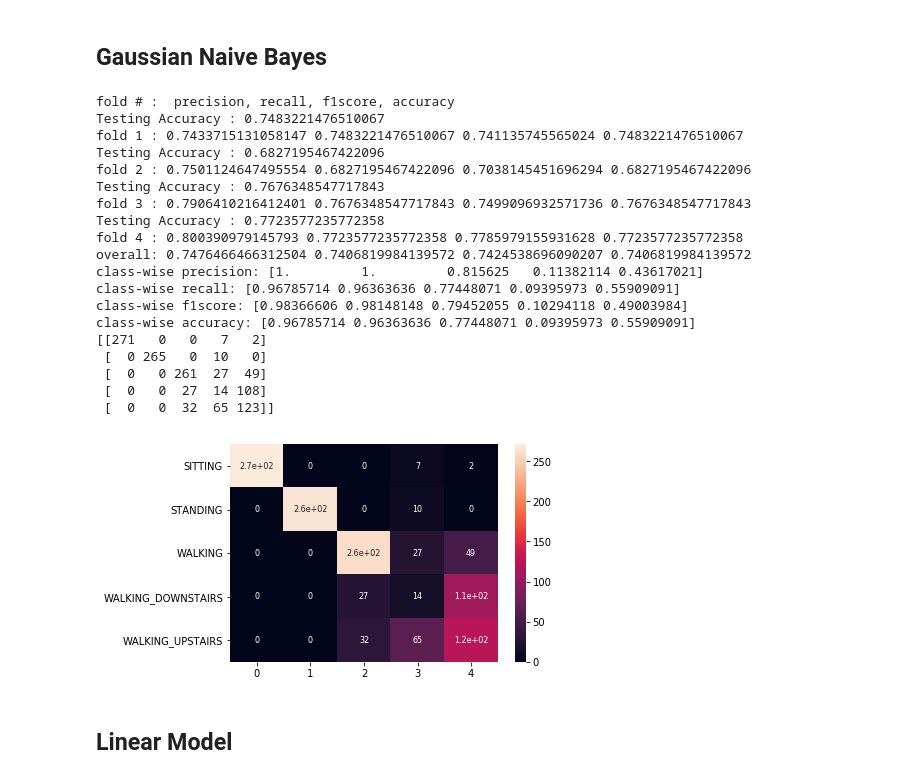
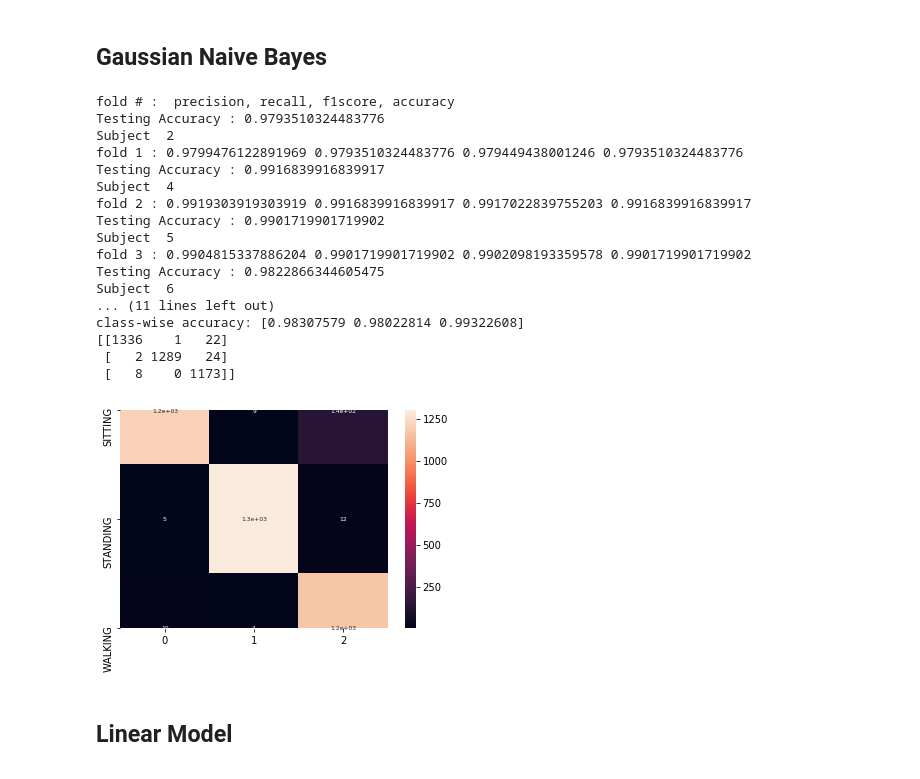
Before and after one commit to hasantarek2002/HAR, a Jupyter notebook: ML Code/human_activity_recognition_Classifier.ipynb, the cells around one changed output. Saved outputs shown, nothing was run; the diff lists cells and outputs as text; code cells hidden in the pictures.

```diff
--- a/ML Code/human_activity_recognition_Classifier.ipynb
+++ b/ML Code/human_activity_recognition_Classifier.ipynb
@@ -67,7 +69,12 @@ import tensorflow as tf
 # Load Data
 # %%
 #df = pd.read_csv('Processed Data/accelerometer_extracted_featured_data_50_window_size_without_overlapping.csv')
-df = pd.read_csv('Processed Data/accelerometer_extracted_featured_data_50_window_size_with_50_percent_overlapping.csv')
+#df = pd.read_csv('Processed Data/accelerometer_extracted_featured_data_50_window_size_with_50_percent_overlapping.csv')
+#df = pd.read_csv('Processed Data/accelerometer_extracted_featured_data_50_window_size_with_50_percent_overlapping_4_subject.csv')
+
+#df = pd.read_csv('Processed Data/accelerometer_extracted_featured_data_50_window_size_without_overlapping_with_three_activities.csv')
+df = pd.read_csv('Processed Data/Three_activities_data_with__50_window_size_without_overlapping.csv')
+
 
 df.head()
 # %% [output]
@@ -204,6 +198,7 @@ for f, sub in enumerate(subjects[:]):
   train_y = le.fit_transform(train_data[:,-1].astype('str'))+1
 
   train_x = train_data[: , :-2 ].astype(float)
+  print(train_x.shape)
   train_y = train_y.astype(int)
   #print(train_x, type(train_x), train_x.shape)
   #print(train_y, type(train_y), train_y.shape)
@@ -213,7 +208,7 @@ for f, sub in enumerate(subjects[:]):
   #train_x = mmscaler.transform(train_x)
   #print(train_x)
 
-  clf = KNeighborsClassifier(n_neighbors=10, weights='distance')
+  clf = KNeighborsClassifier(n_neighbors=8, weights='distance')
   clf.fit(train_x, train_y)
   #print(train_x[0],train_x[0].shape,train_x.shape)
 
@@ -275,9 +270,11 @@ print(cm_all.astype('int'))
 
 
 array = confusion_matrix(true_all, pred_all)
-df_cm = pd.DataFrame(array, range(5),range(5))
+df_cm = pd.DataFrame(array, range(n_class),range(n_class))
 #sn.set(font_scale=1)#for label size
-sn.heatmap(df_cm, annot=True,annot_kws={"size": 8},yticklabels=('SITTING', 'STANDING', 'WALKING', 'WALKING_DOWNSTAIRS', 'WALKING_UPSTAIRS'))# font size
+#sn.heatmap(df_cm, annot=True,annot_kws={"size": 8},yticklabels=('SITTING', 'STANDING', 'WALKING', 'WALKING_DOWNSTAIRS', 'WALKING_UPSTAIRS'))# font size
+sn.heatmap(df_cm, annot=True,annot_kws={"size": 6},yticklabels=('SITTING', 'STANDING', 'WALKING'))
+
 plt.show()
 # %% [output]
 fold # :  precision, recall, f1score, accuracy
@@ -673,56 +692,56 @@ for f, sub in enumerate(subjects[:]):
   accuracy = accuracy_score(true, pred)
   fold_result += [precision, recall, f1score, accuracy]
 
 
   Predictions_test = clf.predict(test_x)
   TestAccuracy = accuracy_score(y_true = test_y, y_pred = Predictions_test)
   print("Testing Accuracy : {}".format(TestAccuracy))
-
+  print("Subject ", sub)
   print("fold", f+1,":", precision,recall,f1score,accuracy)
   cm_all += confusion_matrix(true, pred)
 
 ov_precision, ov_recall, ov_f1score, _ = precision_recall_fscore_support(true_all, pred_all, average='weighted')
 ov_accuracy = accuracy_score(true_all, pred_all)
 
 print("overall:", ov_precision, ov_recall, ov_f1score,ov_accuracy)
 
 class_prec, class_rec, class_f1 = classification_report(cm_all)
 class_acc = cm_all.diagonal()/np.sum(cm_all, axis=1)
 print('class-wise precision:',class_prec)
 print('class-wise recall:',class_rec)
 print('class-wise f1score:',class_f1)
 print('class-wise accuracy:',class_acc)
 
 print(cm_all.astype('int'))
 
 
 
-array = confusion_matrix(true_all, pred_all)
-df_cm = pd.DataFrame(array, range(5),range(5))
+aarray = confusion_matrix(true_all, pred_all)
+df_cm = pd.DataFrame(array, range(n_class),range(n_class))
 #sn.set(font_scale=1)#for label size
-sn.heatmap(df_cm, annot=True,annot_kws={"size": 8},yticklabels=('SITTING', 'STANDING', 'WALKING', 'WALKING_DOWNSTAIRS', 'WALKING_UPSTAIRS'))# font size
+#sn.heatmap(df_cm, annot=True,annot_kws={"size": 8},yticklabels=('SITTING', 'STANDING', 'WALKING', 'WALKING_DOWNSTAIRS', 'WALKING_UPSTAIRS'))# font size
+sn.heatmap(df_cm, annot=True,annot_kws={"size": 6},yticklabels=('SITTING', 'STANDING', 'WALKING'))
+
 plt.show()
 # %% [output]
 fold # :  precision, recall, f1score, accuracy
-Testing Accuracy : 0.7483221476510067
-fold 1 : 0.7433715131058147 0.7483221476510067 0.741135745565024 0.7483221476510067
-Testing Accuracy : 0.6827195467422096
-fold 2 : 0.7501124647495554 0.6827195467422096 0.7038145451696294 0.6827195467422096
-Testing Accuracy : 0.7676348547717843
-fold 3 : 0.7906410216412401 0.7676348547717843 0.7499096932571736 0.7676348547717843
-Testing Accuracy : 0.7723577235772358
-fold 4 : 0.800390979145793 0.7723577235772358 0.7785979155931628 0.7723577235772358
-overall: 0.7476466466312504 0.7406819984139572 0.7424538696090207 0.7406819984139572
-class-wise precision: [1.         1.         0.815625   0.11382114 0.43617021]
-class-wise recall: [0.96785714 0.96363636 0.77448071 0.09395973 0.55909091]
-class-wise f1score: [0.98366606 0.98148148 0.79452055 0.10294118 0.49003984]
-class-wise accuracy: [0.96785714 0.96363636 0.77448071 0.09395973 0.55909091]
-[[271   0   0   7   2]
- [  0 265   0  10   0]
- [  0   0 261  27  49]
- [  0   0  27  14 108]
- [  0   0  32  65 123]]
+Testing Accuracy : 0.9793510324483776
+Subject  2
+fold 1 : 0.9799476122891969 0.9793510324483776 0.979449438001246 0.9793510324483776
+Testing Accuracy : 0.9916839916839917
+Subject  4
+fold 2 : 0.9919303919303919 0.9916839916839917 0.9917022839755203 0.9916839916839917
+Testing Accuracy : 0.9901719901719902
+Subject  5
+fold 3 : 0.9904815337886204 0.9901719901719902 0.9902098193359578 0.9901719901719902
+Testing Accuracy : 0.9822866344605475
+Subject  6
+... (11 lines left out)
+class-wise accuracy: [0.98307579 0.98022814 0.99322608]
+[[1336    1   22]
+ [   2 1289   24]
+ [   8    0 1173]]
-[figure, old version]
+[figure, new version]
 # %% [markdown]
 ## Linear Model
 # %%
```
Also changed, not shown: parts of 22 cells of this notebook, 10 other files.
